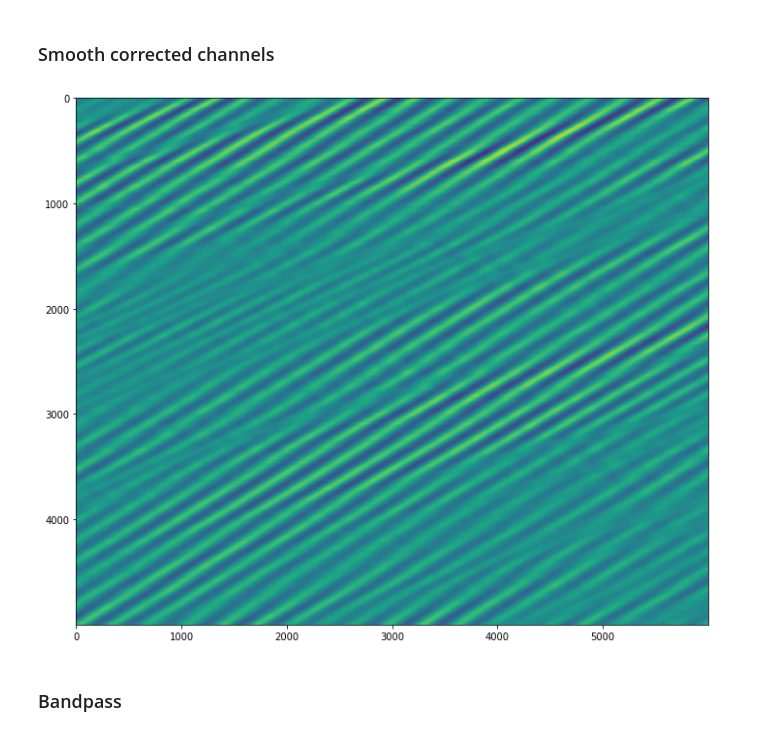
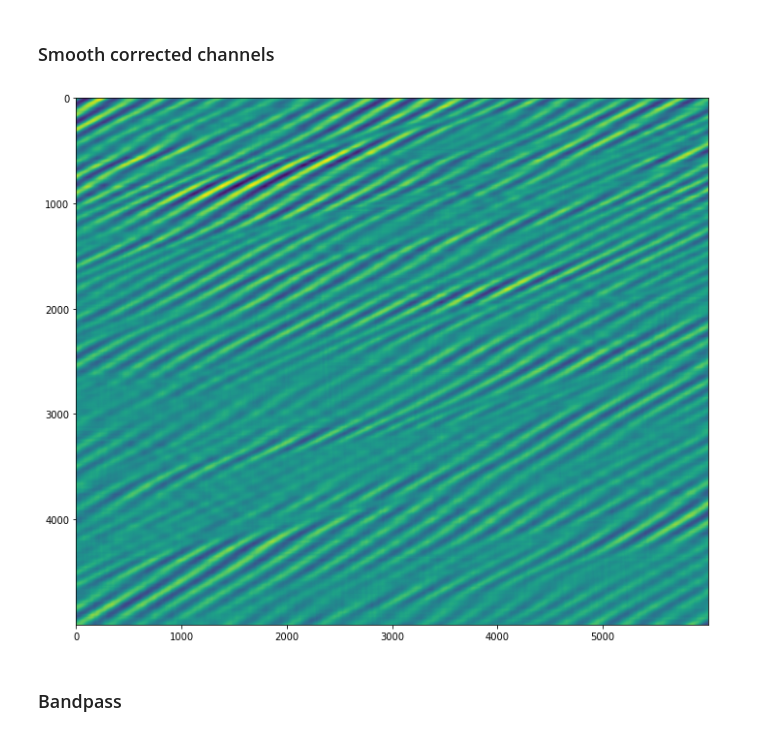
Before and after one commit to Laurd11/sindy-das-new, a Jupyter notebook: pre-processing.ipynb, the cells around one changed output. Saved outputs shown, nothing was run; the diff lists cells and outputs as text; code cells hidden in the pictures.

```diff
--- a/pre-processing.ipynb
+++ b/pre-processing.ipynb
@@ -211,15 +224,15 @@ mean_remove.shape
 # %%
 path = "/data/data2/south-data-ejm/hdd/South-C1-LR-95km-P1kHz-GL50m-SP2m-FS200Hz_2021-11-01T16_09_15-0700/"
 
-init = 26
-final= 31
+init = 11
+final= 16
 
 time_subsample = 1
 full_dat = np.zeros((5000,(12000//time_subsample)*(final-init)))
 
 k = 0
 for i in np.arange(init,final):
-    file = "South-C1-LR-95km-P1kHz-GL50m-SP2m-FS200Hz_2021-11-01T23"+str(i)+"14Z.h5"
+    file = "South-C1-LR-95km-P1kHz-GL50m-SP2m-FS200Hz_2021-11-02T23"+str(i)+"14Z.h5"
     f = h5py.File(path+file, 'r')
     data = f['Acquisition']['Raw[0]']['RawData'][:, :].astype('int64')
 #     timestamp = f['Acquisition']['Raw[0]']['RawDataTime'][:] / 1000000
@@ -266,7 +279,8 @@ plt.show()
 # %% [markdown]
 ### Smooth corrected channels
 # %%
-working_dat = np.load("/home/ldoyle/notebooks/channel_drift_5_min_clips/normalized_5_min_start_21.npy")[:,::10]
+starter_str = "South-C1-LR-95km-P1kHz-GL50m-SP2m-FS200Hz_2021-11-02T231114Z"
+working_dat = np.load("/home/ldoyle/notebooks/channel_drift_5_min_clips/normalized_5_min_start_"+starter_str+".npy")[:,::10]
 # %%
 def kernel(t):
     res = (1/np.sqrt(2*np.pi))*np.exp(-0.5*t**2)
@@ -294,9 +308,9 @@ np.save("/home/ldoyle/notebooks/channel_drift_5_min_clips/smoothed_decimated_nor
 # %%
 plt.figure(figsize=(12,10))
-plt.imshow(smoothed_dat, vmax = 3.,vmin=-3.)
+plt.imshow(smoothed_dat)#, vmax = 3.,vmin=-3.)
 plt.show()
 # %% [output]
-[figure, old version]
+[figure, new version]
 # %% [markdown]
 ### Bandpass
 # %%
```
Also changed, not shown: parts of 7 cells of this notebook, 1 other file.
